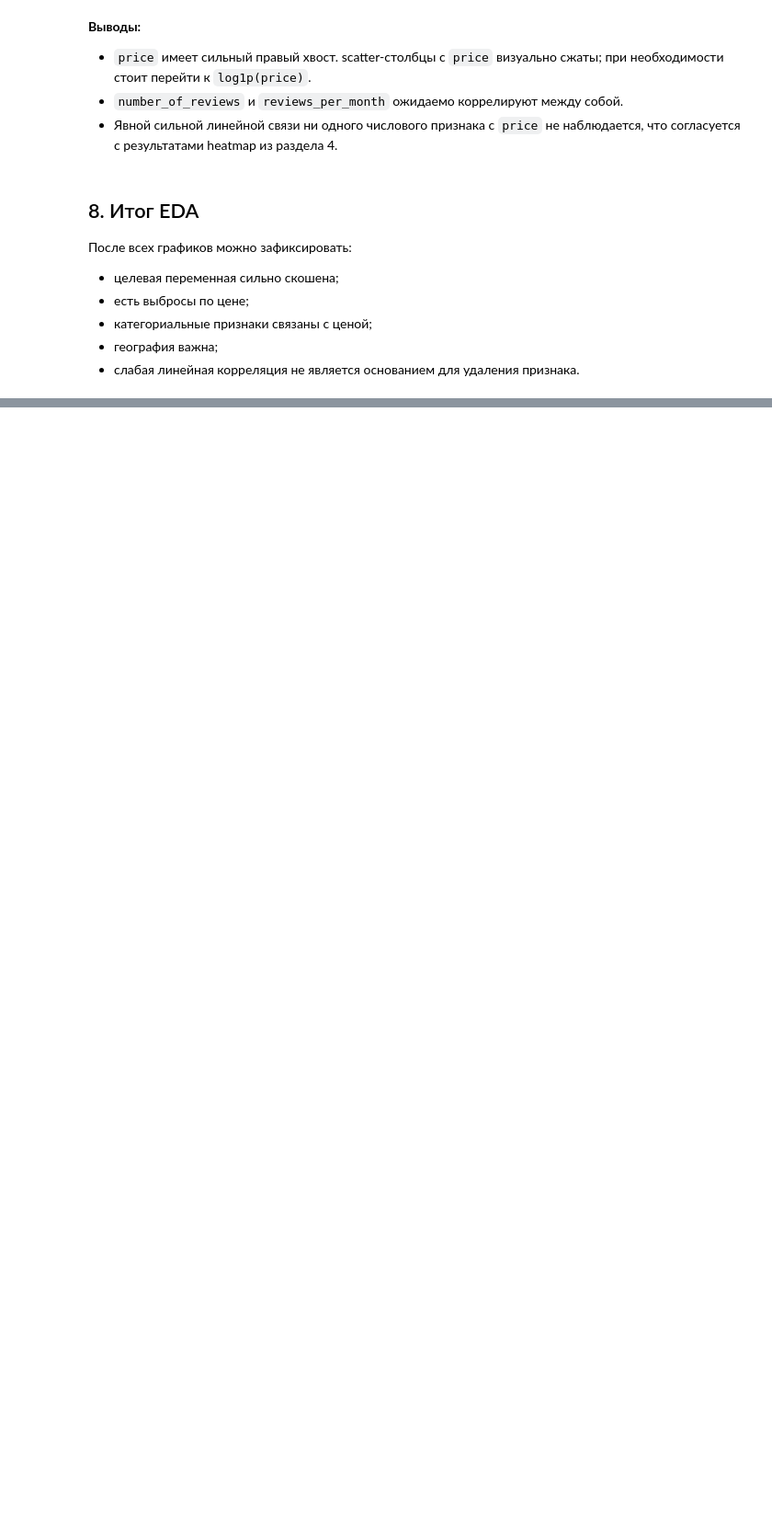
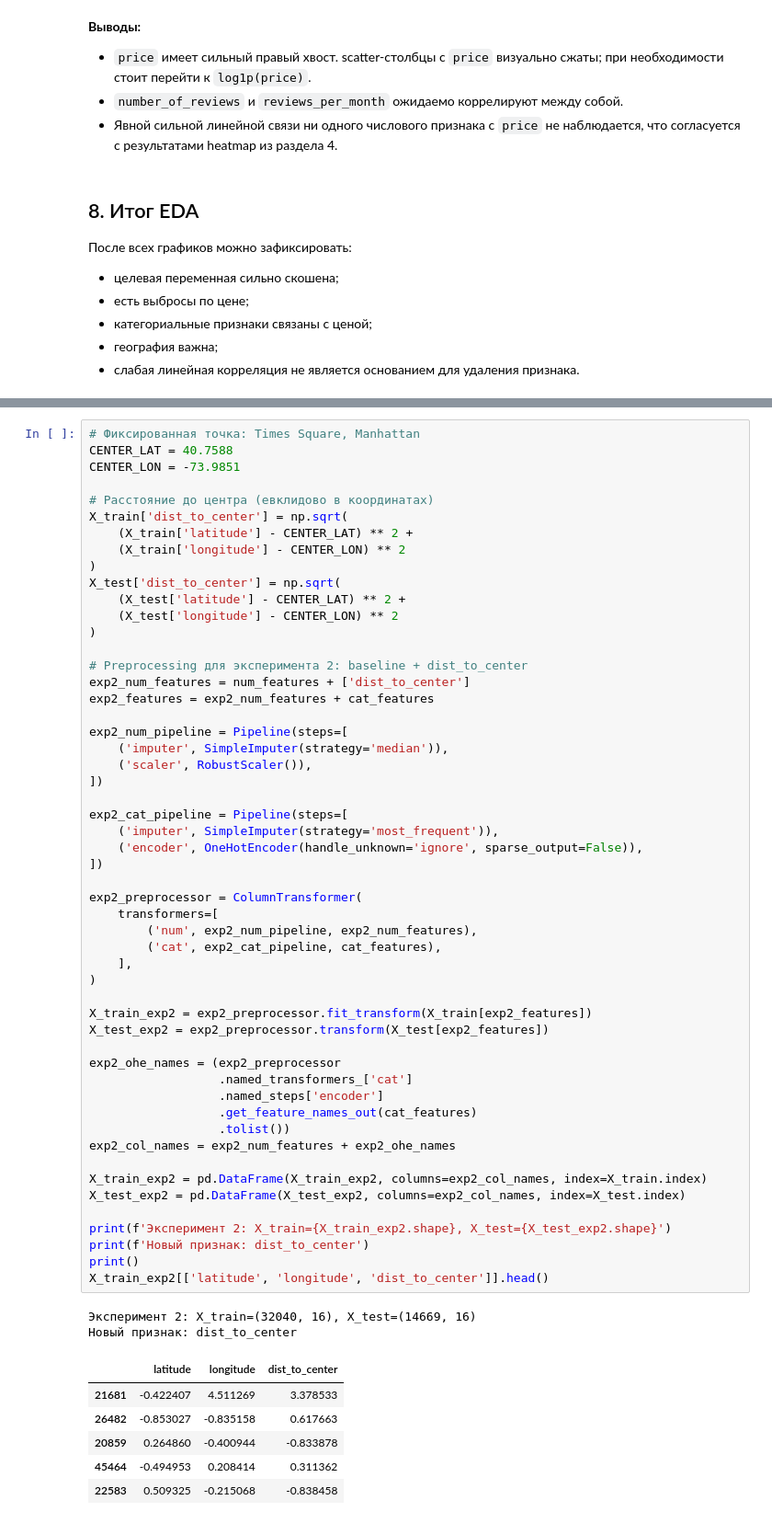
Before and after one commit to togoltsova/ML-Basic, a Jupyter notebook: homework_10/homework_10_fix.ipynb, the cells around one changed output, grey strips where cells are left out. Shown at 92% size. Saved outputs shown, nothing was run; the diff lists cells and outputs as text; blank space fills up the shorter version.

```diff
--- a/homework_10/homework_10_fix.ipynb
+++ b/homework_10/homework_10_fix.ipynb
@@ -579,0 +838,62 @@ plt.show()
+# %%
+# Фиксированная точка: Times Square, Manhattan
+CENTER_LAT = 40.7588
+CENTER_LON = -73.9851
+
+# Расстояние до центра (евклидово в координатах)
+X_train['dist_to_center'] = np.sqrt(
+    (X_train['latitude'] - CENTER_LAT) ** 2 +
+    (X_train['longitude'] - CENTER_LON) ** 2
+)
+X_test['dist_to_center'] = np.sqrt(
+    (X_test['latitude'] - CENTER_LAT) ** 2 +
+    (X_test['longitude'] - CENTER_LON) ** 2
+)
+
+# Preprocessing для эксперимента 2: baseline + dist_to_center
+exp2_num_features = num_features + ['dist_to_center']
+exp2_features = exp2_num_features + cat_features
+
+exp2_num_pipeline = Pipeline(steps=[
+    ('imputer', SimpleImputer(strategy='median')),
+    ('scaler', RobustScaler()),
+])
+
+exp2_cat_pipeline = Pipeline(steps=[
+    ('imputer', SimpleImputer(strategy='most_frequent')),
+    ('encoder', OneHotEncoder(handle_unknown='ignore', sparse_output=False)),
+])
+
+exp2_preprocessor = ColumnTransformer(
+    transformers=[
+        ('num', exp2_num_pipeline, exp2_num_features),
+        ('cat', exp2_cat_pipeline, cat_features),
+    ],
+)
+
+X_train_exp2 = exp2_preprocessor.fit_transform(X_train[exp2_features])
+X_test_exp2 = exp2_preprocessor.transform(X_test[exp2_features])
+
+exp2_ohe_names = (exp2_preprocessor
+                  .named_transformers_['cat']
+                  .named_steps['encoder']
+                  .get_feature_names_out(cat_features)
+                  .tolist())
+exp2_col_names = exp2_num_features + exp2_ohe_names
+
+X_train_exp2 = pd.DataFrame(X_train_exp2, columns=exp2_col_names, index=X_train.index)
+X_test_exp2 = pd.DataFrame(X_test_exp2, columns=exp2_col_names, index=X_test.index)
+
+print(f'Эксперимент 2: X_train={X_train_exp2.shape}, X_test={X_test_exp2.shape}')
+print(f'Новый признак: dist_to_center')
+print()
+X_train_exp2[['latitude', 'longitude', 'dist_to_center']].head()
+# %% [output]
+Эксперимент 2: X_train=(32040, 16), X_test=(14669, 16)
+Новый признак: dist_to_center
+|  | latitude | longitude | dist_to_center |
+| 21681 | -0.422407 | 4.511269 | 3.378533 |
+| 26482 | -0.853027 | -0.835158 | 0.617663 |
+| 20859 | 0.264860 | -0.400944 | -0.833878 |
+| 45464 | -0.494953 | 0.208414 | 0.311362 |
+| 22583 | 0.509325 | -0.215068 | -0.838458 |
```
Also changed, not shown: parts of 18 cells of this notebook.
